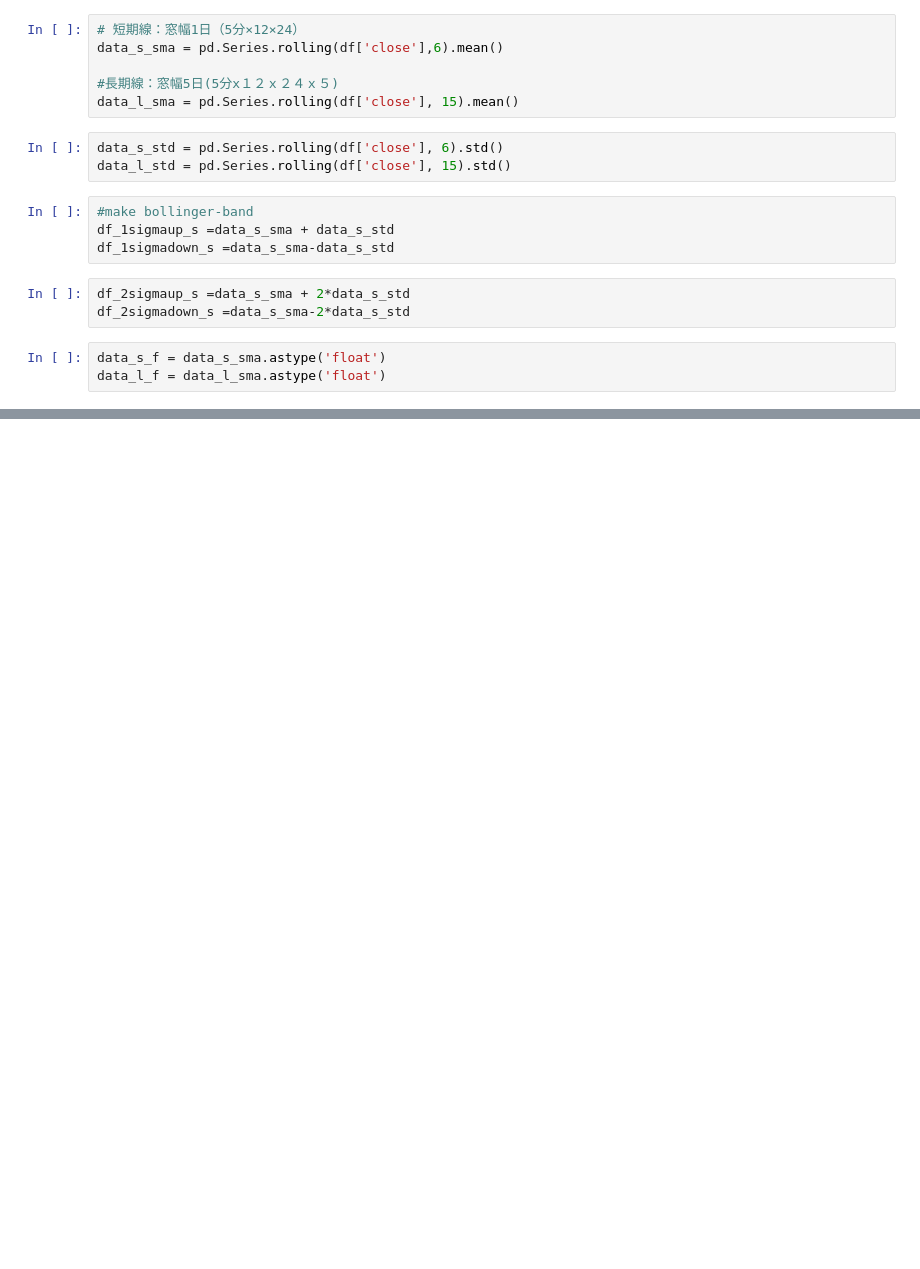
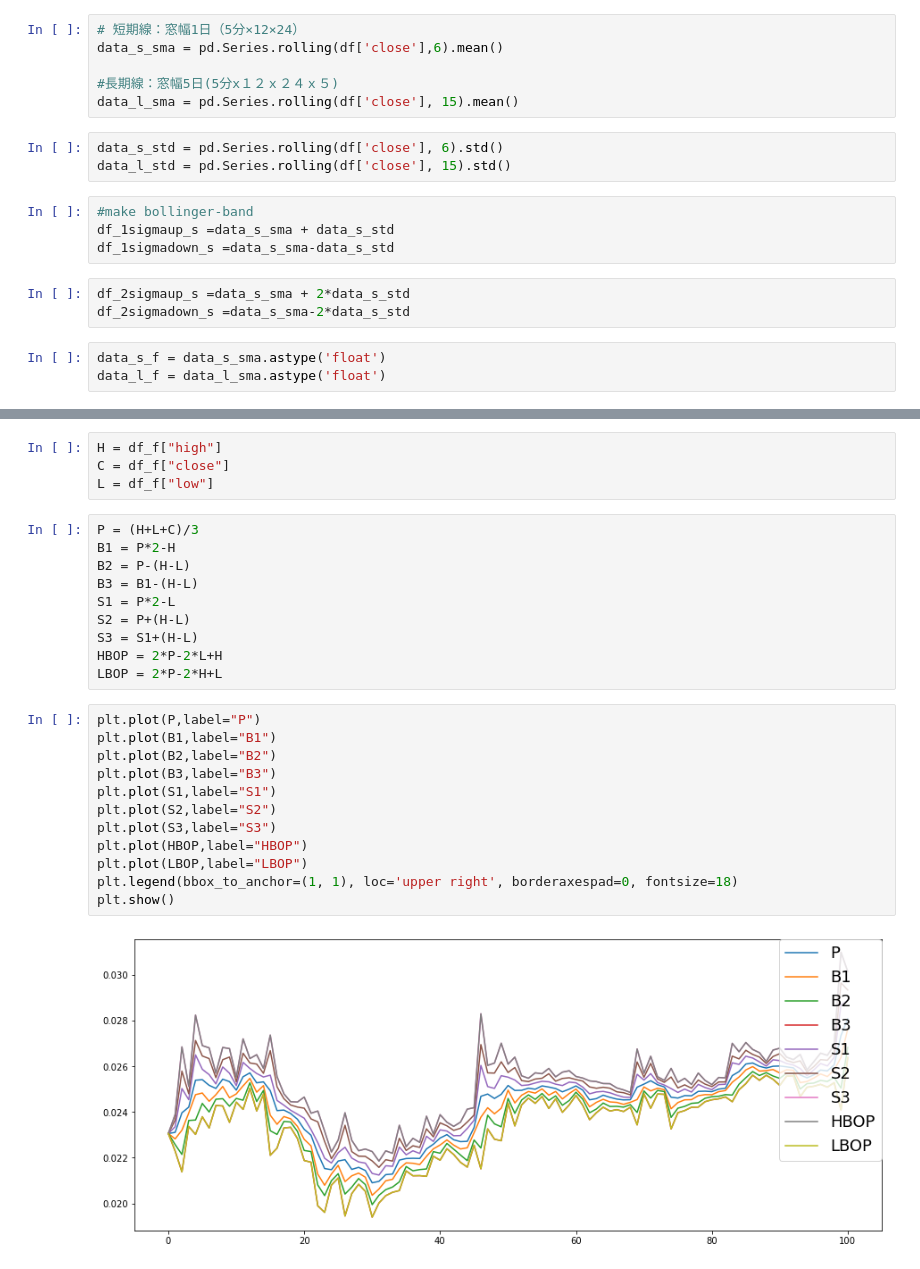
Before and after one commit to gen-watanabe/test-repo, a Jupyter notebook: pibot_test.ipynb, the cells around one changed output, grey strips where cells are left out. Cells and saved outputs as stored; diff of their text form; blank space fills up the shorter version.

```diff
--- a/pibot_test.ipynb
+++ b/pibot_test.ipynb
@@ -76,0 +77,28 @@ plt.show()
+# %%
+H = df_f["high"]
+C = df_f["close"]
+L = df_f["low"]
+# %%
+P = (H+L+C)/3
+B1 = P*2-H
+B2 = P-(H-L)
+B3 = B1-(H-L)
+S1 = P*2-L
+S2 = P+(H-L)
+S3 = S1+(H-L)
+HBOP = 2*P-2*L+H
+LBOP = 2*P-2*H+L
+# %%
+plt.plot(P,label="P")
+plt.plot(B1,label="B1")
+plt.plot(B2,label="B2")
+plt.plot(B3,label="B3")
+plt.plot(S1,label="S1")
+plt.plot(S2,label="S2")
+plt.plot(S3,label="S3")
+plt.plot(HBOP,label="HBOP")
+plt.plot(LBOP,label="LBOP")
+plt.legend(bbox_to_anchor=(1, 1), loc='upper right', borderaxespad=0, fontsize=18)
+plt.show()
+# %% [output]
+[figure, added]
```
Also changed, not shown: parts of 3 cells of this notebook.
